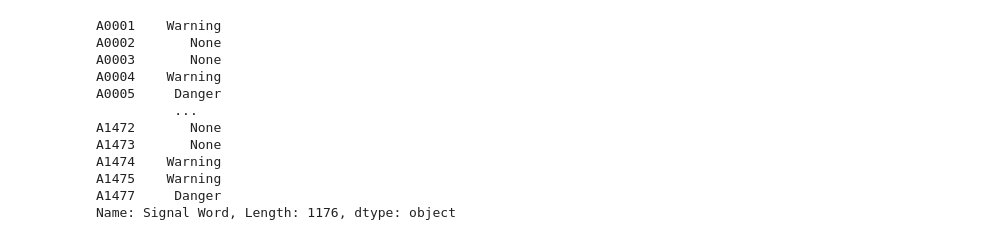
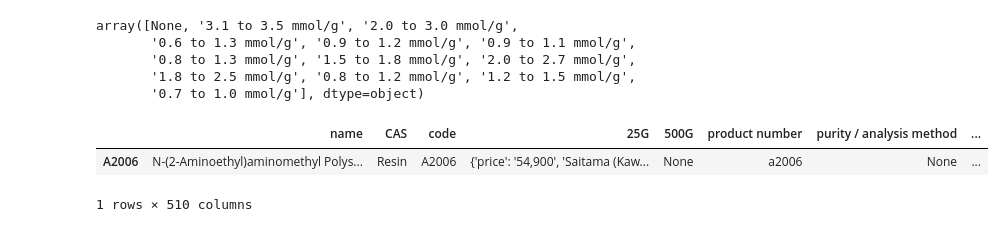
Before and after one commit to stephanyvargas/Learning_DataScience, a Jupyter notebook: WebScrapping_data/test_data_TCI.ipynb, the cells around one changed output. Saved outputs shown, nothing was run; the diff lists cells and outputs as text; code cells hidden in the pictures.

```diff
--- a/WebScrapping_data/test_data_TCI.ipynb
+++ b/WebScrapping_data/test_data_TCI.ipynb
@@ -46,15 +99,14 @@ Index(['name', 'CAS', 'code', '25G', '500G', 'Product Number',
 # %%
-df['Signal Word']
+df['loading'].unique()
 # %% [output]
-A0001    Warning
-A0002       None
-A0003       None
-A0004    Warning
-A0005     Danger
-          ...
-A1472       None
-A1473       None
-A1474    Warning
-A1475    Warning
-A1477     Danger
-Name: Signal Word, Length: 1176, dtype: object
+array([None, '3.1 to 3.5 mmol/g', '2.0 to 3.0 mmol/g',
+       '0.6 to 1.3 mmol/g', '0.9 to 1.2 mmol/g', '0.9 to 1.1 mmol/g',
+       '0.8 to 1.3 mmol/g', '1.5 to 1.8 mmol/g', '2.0 to 2.7 mmol/g',
+       '1.8 to 2.5 mmol/g', '0.8 to 1.2 mmol/g', '1.2 to 1.5 mmol/g',
+       '0.7 to 1.0 mmol/g'], dtype=object)
+# %%
+df[df['loading'] == '3.1 to 3.5 mmol/g']
+# %% [output]
+|  | name | CAS | code | 25G | 500G | product number | purity / analysis method | ... |
+| A2006 | N-(2-Aminoethyl)aminomethyl Polys... | Resin | A2006 | {'price': '54,900', 'Saitama (Kaw... | None | a2006 | None | ... |
+1 rows × 510 columns
```
Also changed, not shown: parts of 12 cells of this notebook.
